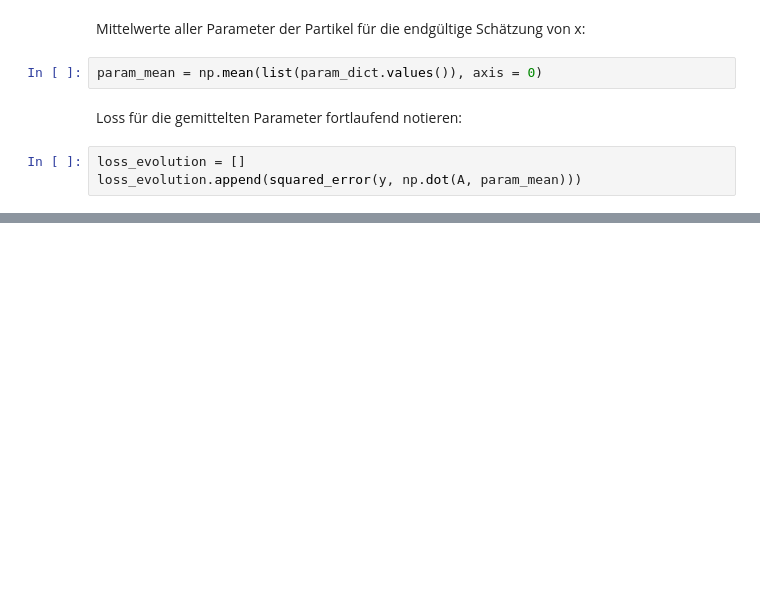
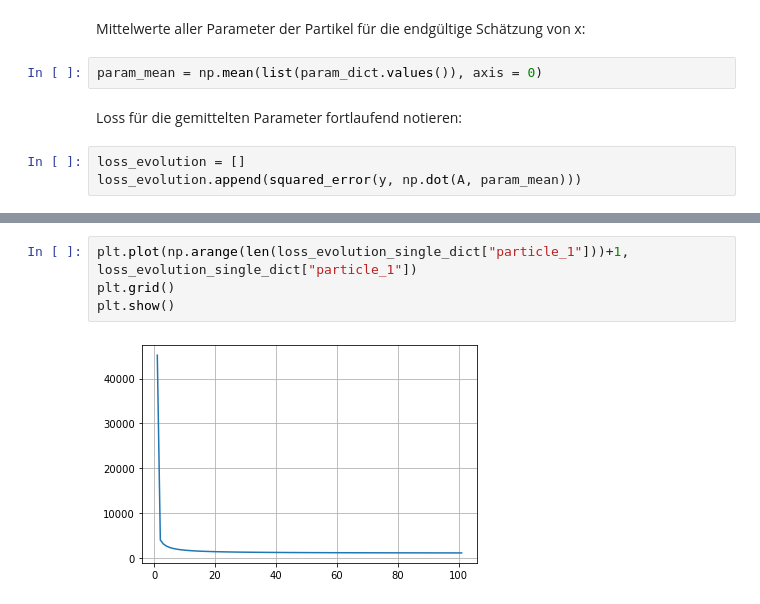
Before and after one commit to moritzlauff/thesis_programming, a Jupyter notebook: code_tests/linear_case_enkf_test.ipynb, the cells around one changed output, grey strips where cells are left out. Drawn from its saved outputs; the diff is of its cells as text; blank space fills up the shorter version.

```diff
--- a/code_tests/linear_case_enkf_test.ipynb
+++ b/code_tests/linear_case_enkf_test.ipynb
@@ -134,0 +236,6 @@ plt.show()
+# %%
+plt.plot(np.arange(len(loss_evolution_single_dict["particle_1"]))+1, loss_evolution_single_dict["particle_1"])
+plt.grid()
+plt.show()
+# %% [output]
+[figure, added]
```
Also changed, not shown: parts of 15 cells of this notebook.
